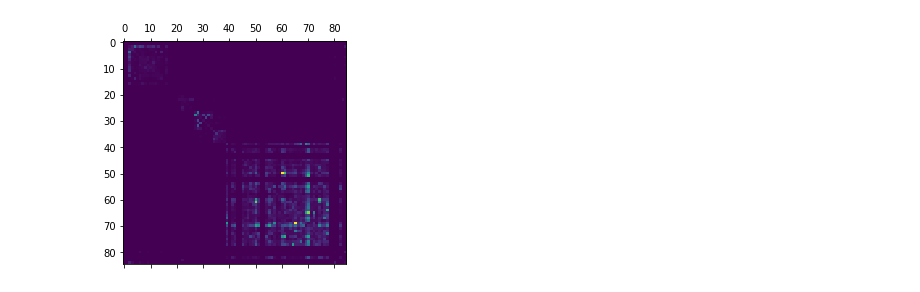
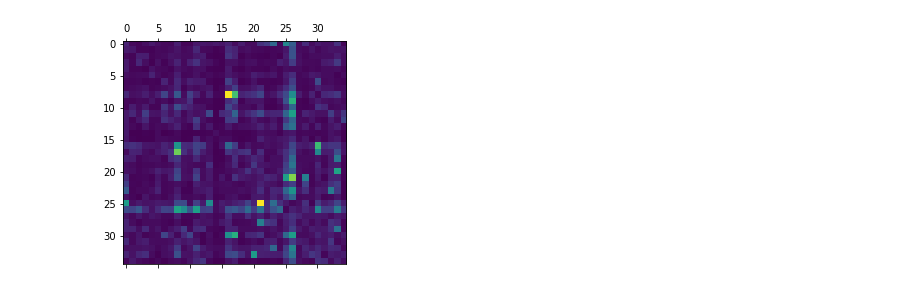
Before and after one commit to LeoCenturion/tp1_datos, a Jupyter notebook: Estaciones_rutas_populares.ipynb, the cells around one changed output. Cells and saved outputs as stored; diff of their text form; code cells hidden in the pictures.

Commit message:
Heatmap viajes sf agregado

```diff
--- a/Estaciones_rutas_populares.ipynb
+++ b/Estaciones_rutas_populares.ipynb
@@ -43,7 +32,4 @@ trips_df.registerTempTable('trips')
 # %%
-max_index=sqlCtx.sql('select max(start_station_id) from trips').collect()
-matrix=[ np.zeros(max_index+1) for i in range(max_index+1)]
-
-
+matrix=[ np.zeros(max_index[0][0]+1) for i in range(max_index[0][0]+1)]
 for (row,col),val in frecuency:
     matrix[row][col]=val
@@ -50,10 +44,24 @@ for (row,col),val in frecuency:
+# %%
+#pandas_df
+stations=pd.read_csv('station.csv')
+stations_sf=sorted(stations.loc[stations.city=='San Francisco','id'].values)
+# %%
+frecuency_sf=data.filter(lambda x: (x[4]  in stations_sf) and(x[7]  in stations_sf) )\
+            .map(lambda x: ((x[4],x[7]),1) )\
+            .reduceByKey(lambda x,y:x+y).collect()
+#frecuency_sf=trip
+# %%
+matrix_sf=[ np.zeros(len(stations_sf)) for i in range(len(stations_sf))]
+for (start_id,end_id),val in frecuency_sf:
+    row=stations_sf.index(start_id)
+    col=stations_sf.index(end_id)
+    matrix_sf[row][col]=val
 # %%
-
 %matplotlib inline
 
-plot.matshow(matrix)
+plot.matshow(matrix_sf)
 plot.show()
 # %% [output]
-[figure, old version]
+[figure, new version]
 # %%
 # %% [output]
```
Also changed, not shown: parts of 9 cells of this notebook.
